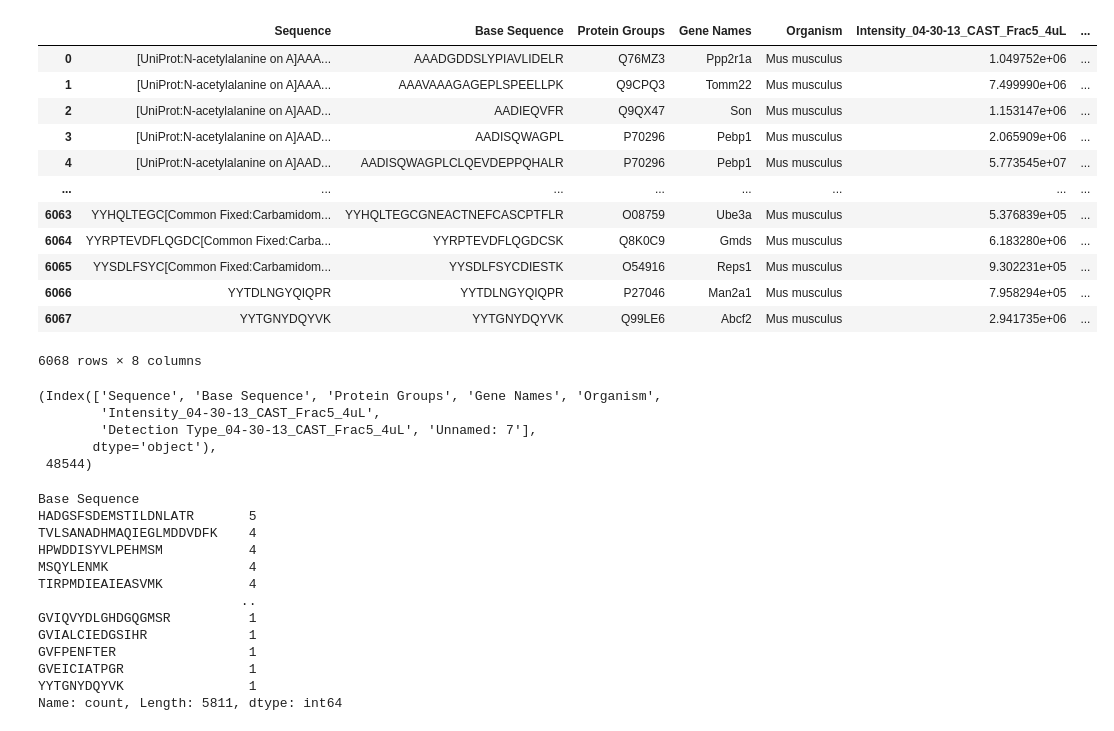
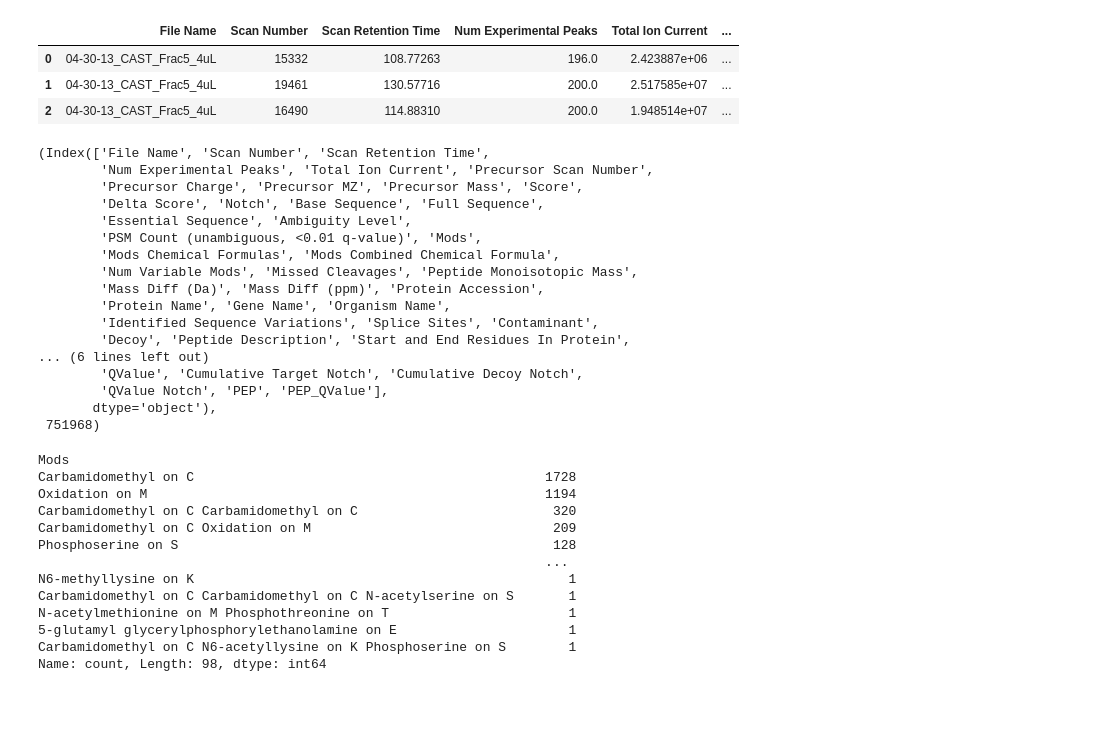
Before and after one commit to pcruzparri/Misc, a Jupyter notebook: jupyter_notebooks/Proteomics/peptide_search_mod_stoich.ipynb, the cells around one changed output. Cells and saved outputs as stored; diff of their text form; code cells hidden in the pictures; blank space fills up the shorter version.

```diff
--- a/jupyter_notebooks/Proteomics/peptide_search_mod_stoich.ipynb
+++ b/jupyter_notebooks/Proteomics/peptide_search_mod_stoich.ipynb
@@ -1,47 +1,54 @@
 # %%
 import pandas as pd
 import numpy as np
-from IPython.display import display
+import re
+import toolz.itertoolz as itz
+import tqdm
+
+pd.set_option('display.max_columns', 500)
 # %%
-fpath = r"C:\Users\student\Downloads\MetaMorpheusVignette\MetaMorpheusVignette\2024-07-01-12-34-36\Task1-SearchTask\AllQuantifiedPeptides.tsv"
+fpath = r"C:\Users\student\Downloads\MetaMorpheusVignette\MetaMorpheusVignette\2024-07-01-12-34-36\Task1-SearchTask\AllPeptides.psmtsv"
 df = pd.read_csv(fpath, sep='\t')
 # %%
-df
+df.head(3)
 # %% [output]
-|  | Sequence | Base Sequence | Protein Groups | Gene Names | Organism | Intensity_04-30-13_CAST_Frac5_4uL | ... |
-| 0 | [UniProt:N-acetylalanine on A]AAA... | AAADGDDSLYPIAVLIDELR | Q76MZ3 | Ppp2r1a | Mus musculus | 1.049752e+06 | ... |
-| 1 | [UniProt:N-acetylalanine on A]AAA... | AAAVAAAGAGEPLSPEELLPK | Q9CPQ3 | Tomm22 | Mus musculus | 7.499990e+06 | ... |
-| 2 | [UniProt:N-acetylalanine on A]AAD... | AADIEQVFR | Q9QX47 | Son | Mus musculus | 1.153147e+06 | ... |
-| 3 | [UniProt:N-acetylalanine on A]AAD... | AADISQWAGPL | P70296 | Pebp1 | Mus musculus | 2.065909e+06 | ... |
-| 4 | [UniProt:N-acetylalanine on A]AAD... | AADISQWAGPLCLQEVDEPPQHALR | P70296 | Pebp1 | Mus musculus | 5.773545e+07 | ... |
-| ... | ... | ... | ... | ... | ... | ... | ... |
-| 6063 | YYHQLTEGC[Common Fixed:Carbamidom... | YYHQLTEGCGNEACTNEFCASCPTFLR | O08759 | Ube3a | Mus musculus | 5.376839e+05 | ... |
-| 6064 | YYRPTEVDFLQGDC[Common Fixed:Carba... | YYRPTEVDFLQGDCSK | Q8K0C9 | Gmds | Mus musculus | 6.183280e+06 | ... |
-| 6065 | YYSDLFSYC[Common Fixed:Carbamidom... | YYSDLFSYCDIESTK | O54916 | Reps1 | Mus musculus | 9.302231e+05 | ... |
-| 6066 | YYTDLNGYQIQPR | YYTDLNGYQIQPR | P27046 | Man2a1 | Mus musculus | 7.958294e+05 | ... |
-| 6067 | YYTGNYDQYVK | YYTGNYDQYVK | Q99LE6 | Abcf2 | Mus musculus | 2.941735e+06 | ... |
+|  | File Name | Scan Number | Scan Retention Time | Num Experimental Peaks | Total Ion Current | ... |
+| 0 | 04-30-13_CAST_Frac5_4uL | 15332 | 108.77263 | 196.0 | 2.423887e+06 | ... |
+| 1 | 04-30-13_CAST_Frac5_4uL | 19461 | 130.57716 | 200.0 | 2.517585e+07 | ... |
+| 2 | 04-30-13_CAST_Frac5_4uL | 16490 | 114.88310 | 200.0 | 1.948514e+07 | ... |
-6068 rows × 8 columns
 # %%
 df.columns, df.size
 # %% [output]
-(Index(['Sequence', 'Base Sequence', 'Protein Groups', 'Gene Names', 'Organism',
-        'Intensity_04-30-13_CAST_Frac5_4uL',
-        'Detection Type_04-30-13_CAST_Frac5_4uL', 'Unnamed: 7'],
+(Index(['File Name', 'Scan Number', 'Scan Retention Time',
+        'Num Experimental Peaks', 'Total Ion Current', 'Precursor Scan Number',
+        'Precursor Charge', 'Precursor MZ', 'Precursor Mass', 'Score',
+        'Delta Score', 'Notch', 'Base Sequence', 'Full Sequence',
+        'Essential Sequence', 'Ambiguity Level',
+        'PSM Count (unambiguous, <0.01 q-value)', 'Mods',
+        'Mods Chemical Formulas', 'Mods Combined Chemical Formula',
+        'Num Variable Mods', 'Missed Cleavages', 'Peptide Monoisotopic Mass',
+        'Mass Diff (Da)', 'Mass Diff (ppm)', 'Protein Accession',
+        'Protein Name', 'Gene Name', 'Organism Name',
+        'Identified Sequence Variations', 'Splice Sites', 'Contaminant',
+        'Decoy', 'Peptide Description', 'Start and End Residues In Protein',
+... (6 lines left out)
+        'QValue', 'Cumulative Target Notch', 'Cumulative Decoy Notch',
+        'QValue Notch', 'PEP', 'PEP_QValue'],
        dtype='object'),
- 48544)
+ 751968)
 # %%
-df['Base Sequence'].value_counts()
+df['Mods'].value_counts()
 # %% [output]
-Base Sequence
-HADGSFSDEMSTILDNLATR       5
-TVLSANADHMAQIEGLMDDVDFK    4
-HPWDDISYVLPEHMSM           4
-MSQYLENMK                  4
-TIRPMDIEAIEASVMK           4
-                          ..
-GVIQVYDLGHDGQGMSR          1
-GVIALCIEDGSIHR             1
-GVFPENFTER                 1
-GVEICIATPGR                1
-YYTGNYDQYVK                1
-Name: count, Length: 5811, dtype: int64
+Mods
+Carbamidomethyl on C                                             1728
+Oxidation on M                                                   1194
+Carbamidomethyl on C Carbamidomethyl on C                         320
+Carbamidomethyl on C Oxidation on M                               209
+Phosphoserine on S                                                128
+                                                                 ...
+N6-methyllysine on K                                                1
+Carbamidomethyl on C Carbamidomethyl on C N-acetylserine on S       1
+N-acetylmethionine on M Phosphothreonine on T                       1
+5-glutamyl glycerylphosphorylethanolamine on E                      1
+Carbamidomethyl on C N6-acetyllysine on K Phosphoserine on S        1
+Name: count, Length: 98, dtype: int64
```
Also changed, not shown: parts of 11 cells of this notebook.
